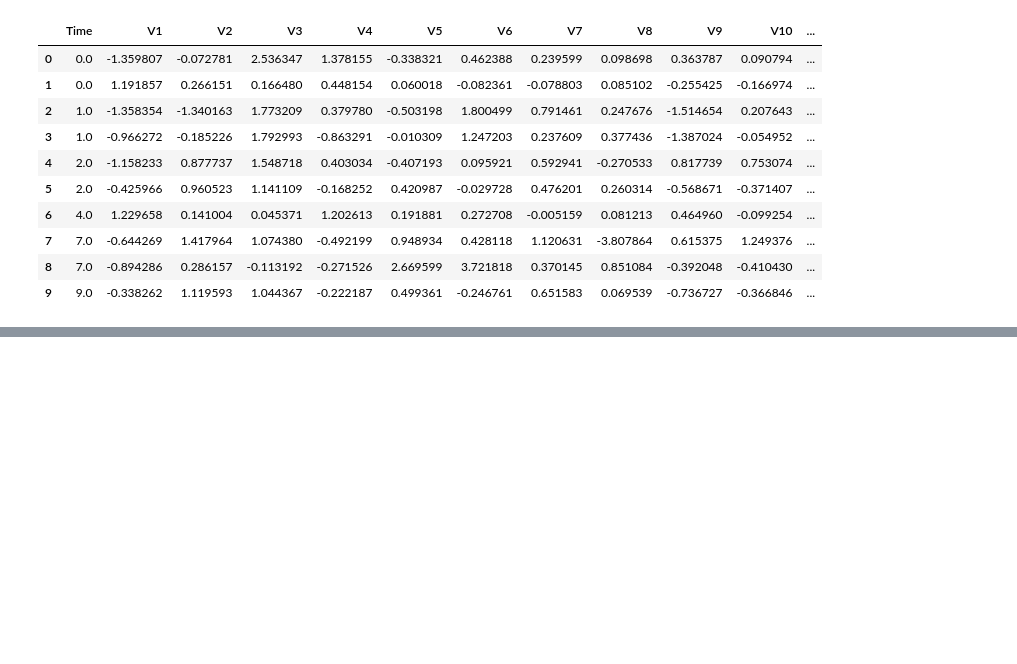
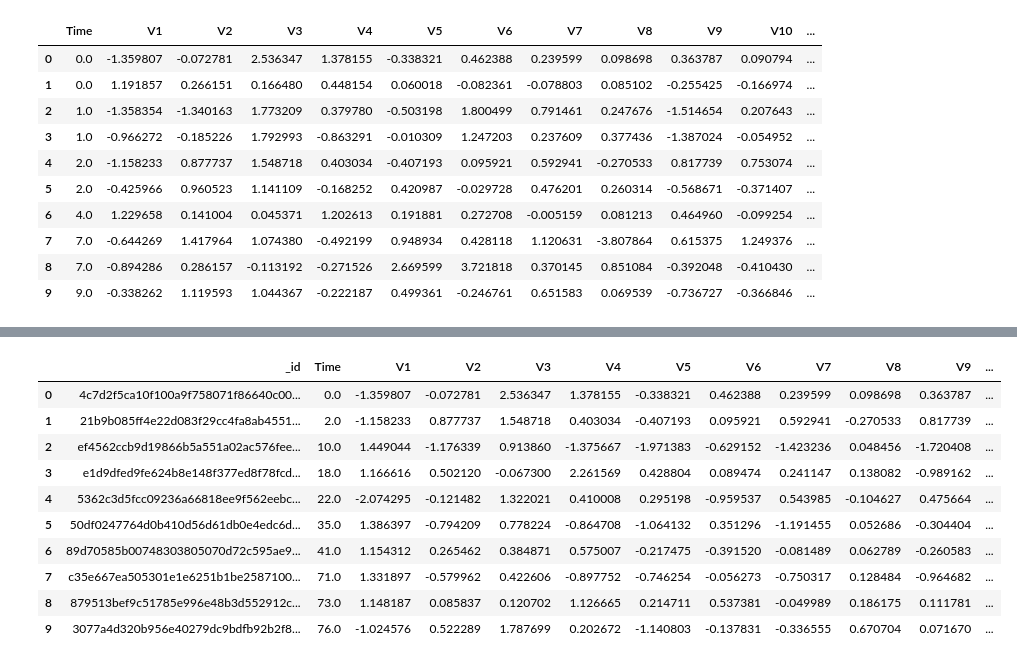
Before and after one commit to 157-Fadina/REPO-KELOMPOK04-MAHADATA, a Jupyter notebook: Kelompok04_Mahadata_M09.ipynb, the cells around one changed output, grey strips where cells are left out. Drawn from its saved outputs; the diff is of its cells as text; code cells hidden in the pictures; blank space fills up the shorter version.

Commit message:
add schema validation replication and read collection

```diff
--- a/Kelompok04_Mahadata_M09.ipynb
+++ b/Kelompok04_Mahadata_M09.ipynb
@@ -119,0 +141,19 @@ Baris mentah: 284,807 | Kolom: 31
+# %%
+doc = (df_ok
+  .withColumn("_id", F.sha2(F.concat_ws("|", *[F.col(c).cast("string") for c in df_ok.columns]), 256))
+  .dropDuplicates(["_id"])
+  .withColumn("_ingested_at", F.current_timestamp())
+  .withColumn("_batch_id", F.lit(BATCH_ID))
+  .withColumn("_source", F.lit(SOURCE)))
+
+# Staging belum terlihat oleh pembaca manapun (belum committed)
+doc.coalesce(4).write.mode("errorifexists").json(STAGING)
+
+staged = spark.read.schema(doc_schema).json(STAGING)
+staged_rows = staged.count()
+print(f"Baris mentah        : {raw_count:,}")
+print(f"Ditolak (quarantine): {bad_count:,}")
+print(f"Duplikat dibuang    : {ok_count - staged_rows:,}")
+print(f"Dokumen di staging  : {staged_rows:,}")
+
+staged.limit(5).toPandas()
@@ -119,0 +224,18 @@ Baris mentah: 284,807 | Kolom: 31
+# %%
+with open(COMMIT_LOG) as f:
+    last = json.load(f)[-1]
+# batch committed terbaru
+print("Batch committed:", {k: last[k] for k in ("batch", "rows", "nodes", "ts")})
+
+read_node = last["nodes"][0]
+path = f"{MDB}/{read_node}/{DB}/{COL}"
+assert dir_checksum(path) == last["checksums"], f"Integritas {read_node} tidak cocok dengan commit log"
+
+txn = spark.read.schema(doc_schema).json(path)
+n = txn.count()
+assert n == last["rows"], f"Jumlah dokumen {n} != commit log {last['rows']}"
+print(f"Membaca dari {read_node}: {n:,} dokumen | {len(txn.columns)} kolom")
+
+# tabel hasil akhir dari collection yang sudah committed
+txn.limit(10).toPandas()
+# %% [output]
@@ -119,0 +244,11 @@ Baris mentah: 284,807 | Kolom: 31
+|  | _id | Time | V1 | V2 | V3 | V4 | V5 | V6 | V7 | V8 | V9 | ... |
+| 0 | 4c7d2f5ca10f100a9f758071f86640c00... | 0.0 | -1.359807 | -0.072781 | 2.536347 | 1.378155 | -0.338321 | 0.462388 | 0.239599 | 0.098698 | 0.363787 | ... |
+| 1 | 21b9b085ff4e22d083f29cc4fa8ab4551... | 2.0 | -1.158233 | 0.877737 | 1.548718 | 0.403034 | -0.407193 | 0.095921 | 0.592941 | -0.270533 | 0.817739 | ... |
+| 2 | ef4562ccb9d19866b5a551a02ac576fee... | 10.0 | 1.449044 | -1.176339 | 0.913860 | -1.375667 | -1.971383 | -0.629152 | -1.423236 | 0.048456 | -1.720408 | ... |
+| 3 | e1d9dfed9fe624b8e148f377ed8f78fcd... | 18.0 | 1.166616 | 0.502120 | -0.067300 | 2.261569 | 0.428804 | 0.089474 | 0.241147 | 0.138082 | -0.989162 | ... |
+| 4 | 5362c3d5fcc09236a66818ee9f562eebc... | 22.0 | -2.074295 | -0.121482 | 1.322021 | 0.410008 | 0.295198 | -0.959537 | 0.543985 | -0.104627 | 0.475664 | ... |
+| 5 | 50df0247764d0b410d56d61db0e4edc6d... | 35.0 | 1.386397 | -0.794209 | 0.778224 | -0.864708 | -1.064132 | 0.351296 | -1.191455 | 0.052686 | -0.304404 | ... |
+| 6 | 89d70585b00748303805070d72c595ae9... | 41.0 | 1.154312 | 0.265462 | 0.384871 | 0.575007 | -0.217475 | -0.391520 | -0.081489 | 0.062789 | -0.260583 | ... |
+| 7 | c35e667ea505301e1e6251b1be2587100... | 71.0 | 1.331897 | -0.579962 | 0.422606 | -0.897752 | -0.746254 | -0.056273 | -0.750317 | 0.128484 | -0.964682 | ... |
+| 8 | 879513bef9c51785e996e48b3d552912c... | 73.0 | 1.148187 | 0.085837 | 0.120702 | 1.126665 | 0.214711 | 0.537381 | -0.049989 | 0.186175 | 0.111781 | ... |
+| 9 | 3077a4d320b956e40279dc9bdfb92b2f8... | 76.0 | -1.024576 | 0.522289 | 1.787699 | 0.202672 | -1.140803 | -0.137831 | -0.336555 | 0.670704 | 0.071670 | ... |
```
Also changed, not shown: parts of 6 cells of this notebook.
